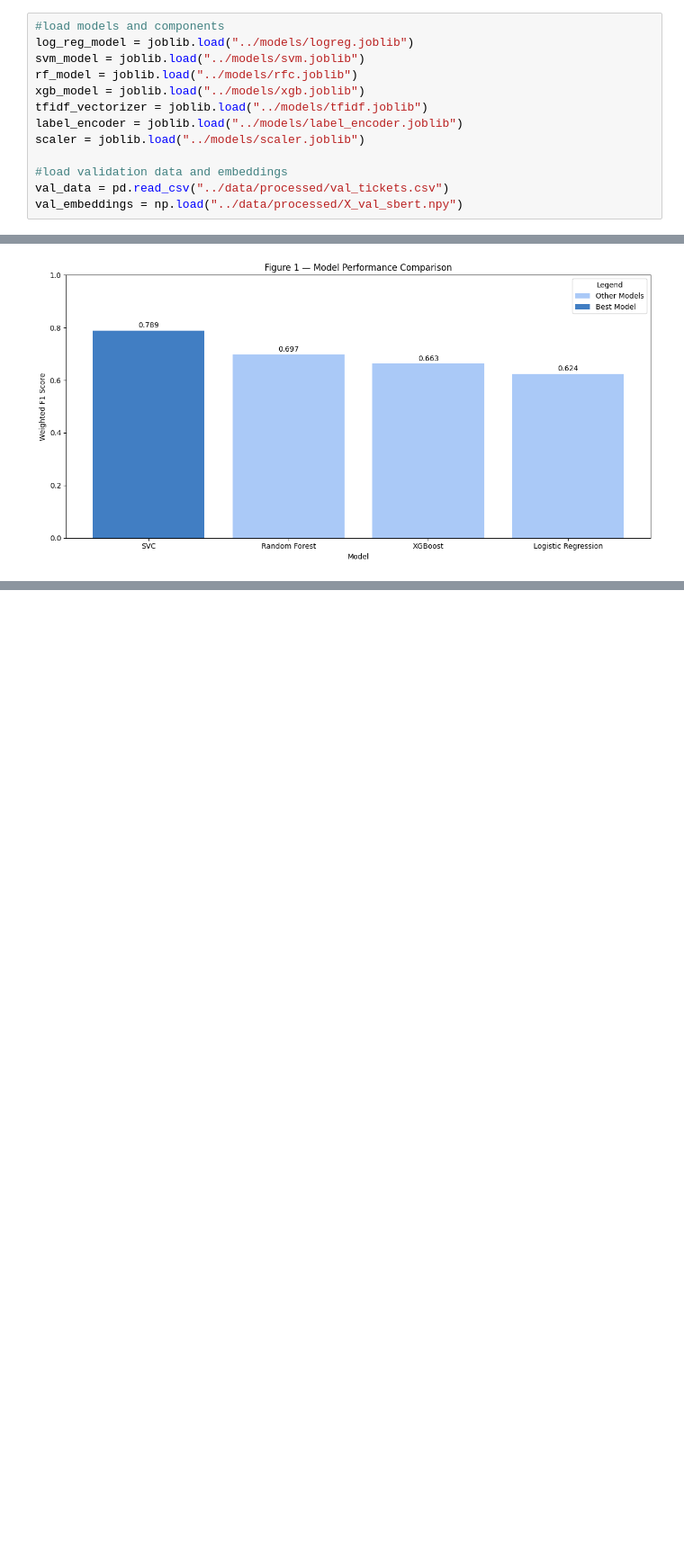
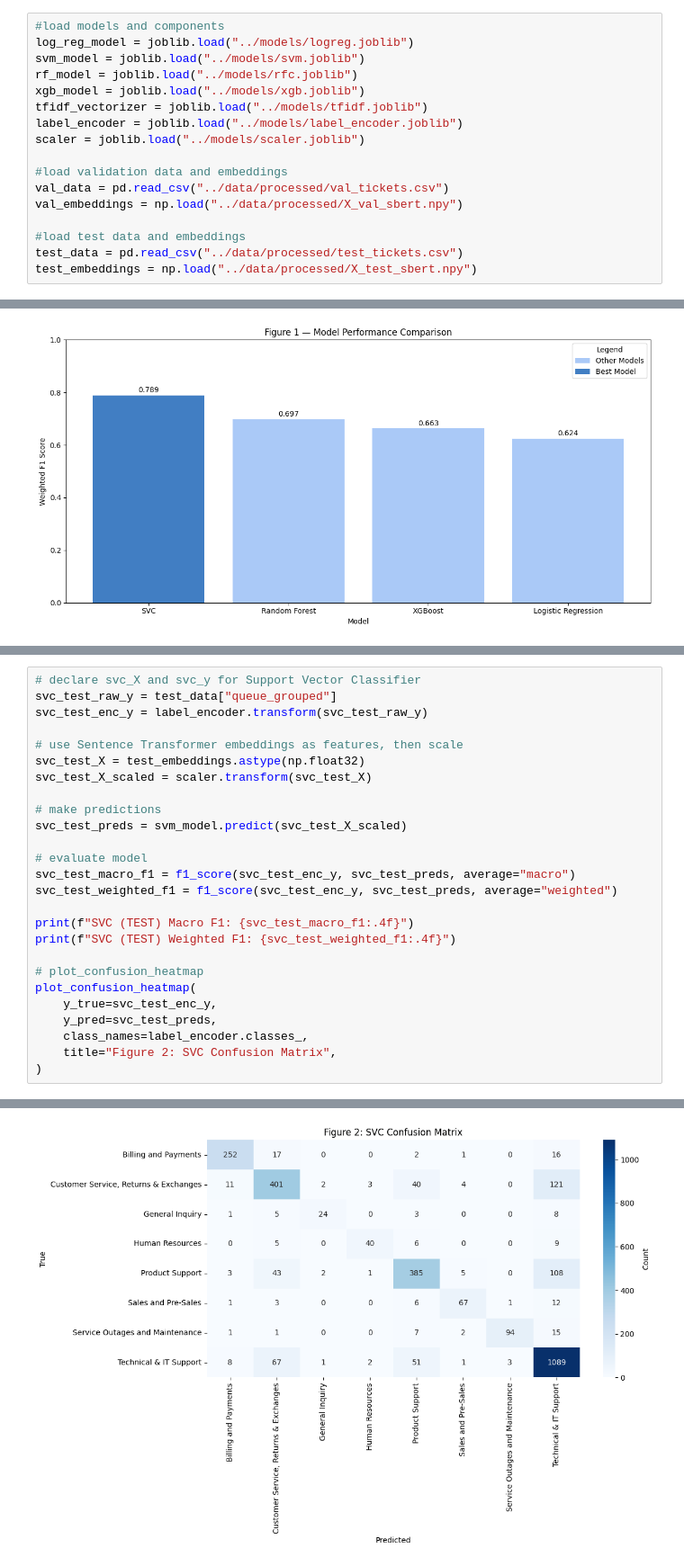
Before and after one commit to dallen014/queuerious_detector, a Jupyter notebook: notebooks/2.01-compare-models-deepdive.ipynb, the cells around one changed output, grey strips where cells are left out. Shown at 90% size. Cells and saved outputs as stored; diff of their text form; blank space fills up the shorter version.

```diff
--- a/notebooks/2.01-compare-models-deepdive.ipynb
+++ b/notebooks/2.01-compare-models-deepdive.ipynb
@@ -68,6 +68,10 @@ scaler = joblib.load("../models/scaler.joblib")
 #load validation data and embeddings
 val_data = pd.read_csv("../data/processed/val_tickets.csv")
 val_embeddings = np.load("../data/processed/X_val_sbert.npy")
+
+#load test data and embeddings
+test_data = pd.read_csv("../data/processed/test_tickets.csv")
+test_embeddings = np.load("../data/processed/X_test_sbert.npy")
 # %% [markdown]
 #### Logisitic Regression
 # %%
@@ -275,0 +282,27 @@ plt.show()
+# %%
+# declare svc_X and svc_y for Support Vector Classifier
+svc_test_raw_y = test_data["queue_grouped"]
+svc_test_enc_y = label_encoder.transform(svc_test_raw_y)
+
+# use Sentence Transformer embeddings as features, then scale
+svc_test_X = test_embeddings.astype(np.float32)
+svc_test_X_scaled = scaler.transform(svc_test_X)
+
+# make predictions
+svc_test_preds = svm_model.predict(svc_test_X_scaled)
+
+# evaluate model
+svc_test_macro_f1 = f1_score(svc_test_enc_y, svc_test_preds, average="macro")
+svc_test_weighted_f1 = f1_score(svc_test_enc_y, svc_test_preds, average="weighted")
+
+print(f"SVC (TEST) Macro F1: {svc_test_macro_f1:.4f}")
+print(f"SVC (TEST) Weighted F1: {svc_test_weighted_f1:.4f}")
+
+# plot_confusion_heatmap
+plot_confusion_heatmap(
+    y_true=svc_test_enc_y,
+    y_pred=svc_test_preds,
+    class_names=label_encoder.classes_,
+    title="Figure 2: SVC Confusion Matrix",
+)
+# %% [output]
@@ -275,0 +311 @@ plt.show()
+[figure, added]
```
Also changed, not shown: parts of 5 cells of this notebook.
